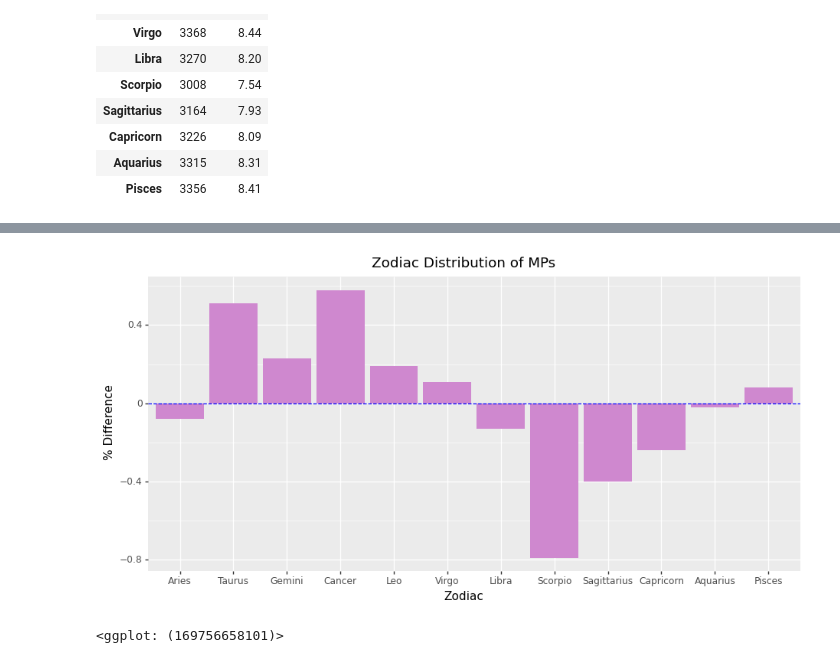
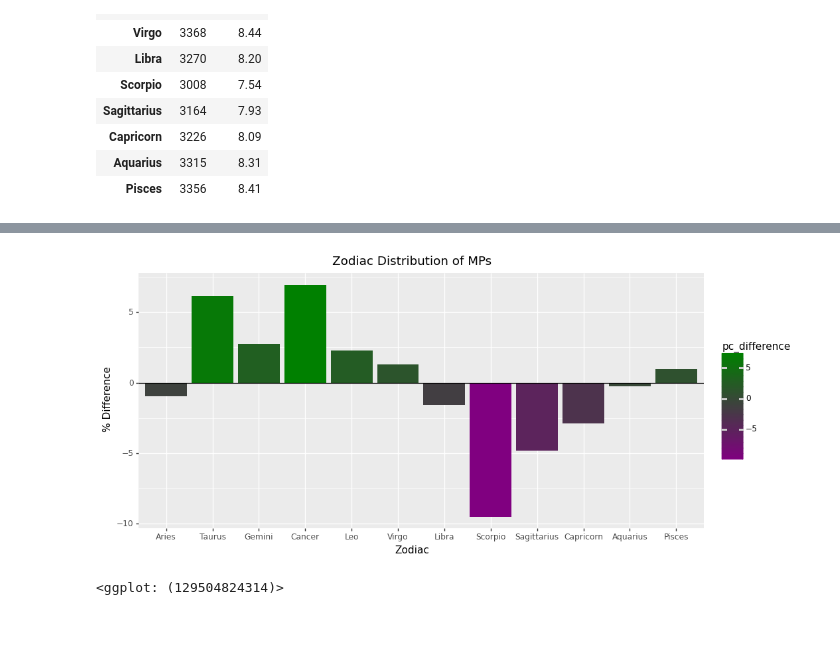
Before and after one commit to OjasSB/DS105, a Jupyter notebook: notebooks/Zodiac.ipynb, the cells around one changed output, grey strips where cells are left out. Cells and saved outputs as stored; diff of their text form; code cells hidden in the pictures; blank space fills up the shorter version.

```diff
--- a/notebooks/Zodiac.ipynb
+++ b/notebooks/Zodiac.ipynb
@@ -85,12 +85,14 @@ ggplot(df, aes(x=df.index, y='percent')) \
 # Taurus are resolute and pragmatic, which also makes them good politicians.
 # %%
 df['difference']=df['percent']-8.33
-ggplot(df, aes(x=df.index, y='difference')) \
- + geom_bar(stat='identity', fill='#CF88CF') \
+df['pc_difference']=df['difference']/8.33*100
+ggplot(df, aes(x=df.index, y='pc_difference', fill='pc_difference')) \
+ + geom_bar(stat='identity') \
  + labs(x='Zodiac', y='% Difference') \
  + theme(figure_size=(11,5))\
  + labs(title='Zodiac Distribution of MPs')\
- + geom_hline(yintercept=0, linetype='dashed', color='blue')
+ + scale_fill_gradient(low='purple', high='green')\
+ + geom_hline(yintercept=0, linetype='solid', color='black')
 # %% [output]
-[figure, old version]
+[figure, new version]
-<ggplot: (169756658101)>
+<ggplot: (129504824314)>
```
Also changed, not shown: parts of 1 cell of this notebook.
